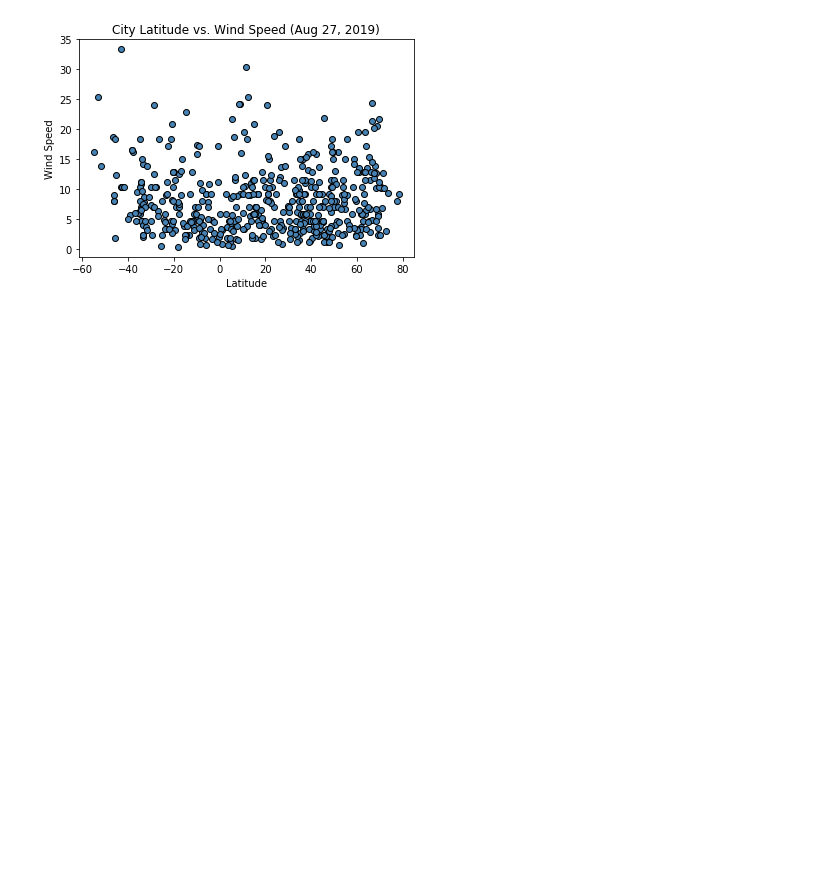
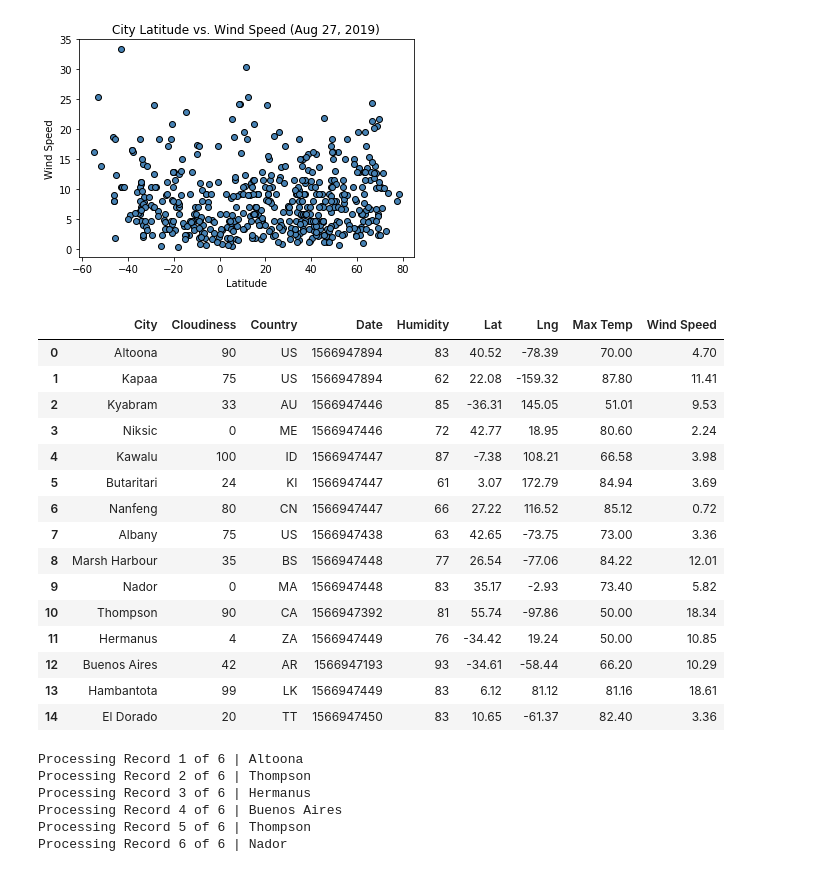
Before and after one commit to LBBL96/python-api-challenge, a Jupyter notebook: WeatherPy/WeatherPy.ipynb, the cells around one changed output. Drawn from its saved outputs; the diff is of its cells as text; code cells hidden in the pictures; blank space fills up the shorter version.

```diff
--- a/WeatherPy/WeatherPy.ipynb
+++ b/WeatherPy/WeatherPy.ipynb
@@ -213,3 +206,63 @@ plt.savefig("Wind Speed.jpeg")
 plt.show()
 # %% [output]
 [figure]
+# %%
+file = pd.read_csv("cities.csv")
+df = pd.DataFrame(file)
+df.head(15)
+# %% [output]
+|  | City | Cloudiness | Country | Date | Humidity | Lat | Lng | Max Temp | Wind Speed |
+| 0 | Altoona | 90 | US | 1566947894 | 83 | 40.52 | -78.39 | 70.00 | 4.70 |
+| 1 | Kapaa | 75 | US | 1566947894 | 62 | 22.08 | -159.32 | 87.80 | 11.41 |
+| 2 | Kyabram | 33 | AU | 1566947446 | 85 | -36.31 | 145.05 | 51.01 | 9.53 |
+| 3 | Niksic | 0 | ME | 1566947446 | 72 | 42.77 | 18.95 | 80.60 | 2.24 |
+| 4 | Kawalu | 100 | ID | 1566947447 | 87 | -7.38 | 108.21 | 66.58 | 3.98 |
+| 5 | Butaritari | 24 | KI | 1566947447 | 61 | 3.07 | 172.79 | 84.94 | 3.69 |
+| 6 | Nanfeng | 80 | CN | 1566947447 | 66 | 27.22 | 116.52 | 85.12 | 0.72 |
+| 7 | Albany | 75 | US | 1566947438 | 63 | 42.65 | -73.75 | 73.00 | 3.36 |
+| 8 | Marsh Harbour | 35 | BS | 1566947448 | 77 | 26.54 | -77.06 | 84.22 | 12.01 |
+| 9 | Nador | 0 | MA | 1566947448 | 83 | 35.17 | -2.93 | 73.40 | 5.82 |
+| 10 | Thompson | 90 | CA | 1566947392 | 81 | 55.74 | -97.86 | 50.00 | 18.34 |
+| 11 | Hermanus | 4 | ZA | 1566947449 | 76 | -34.42 | 19.24 | 50.00 | 10.85 |
+| 12 | Buenos Aires | 42 | AR | 1566947193 | 93 | -34.61 | -58.44 | 66.20 | 10.29 |
+| 13 | Hambantota | 99 | LK | 1566947449 | 83 | 6.12 | 81.12 | 81.16 | 18.61 |
+| 14 | El Dorado | 20 | TT | 1566947450 | 83 | 10.65 | -61.37 | 82.40 | 3.36 |
+# %%
+towns = ["Altoona", "Thompson", "Hermanus", "Buenos Aires", "Thompson", "Nador"]
+weather_data = []
+number = 0
+total = len(towns)
+
+for town in towns:
+    params = {"q": town, "appid": api_key, "units": "imperial"}
+    response = requests.get(base_url, params = params)
+    data = response.json()
+    try:
+        weather_data.append({
+            "City": data["name"],
+            "Cloudiness": data["clouds"]["all"],
+            "Country": data["sys"]["country"],
+            "Date": data["dt"],
+            "Humidity": data["main"]["humidity"],
+            "Lat": data["coord"]["lat"],
+            "Lng": data["coord"]["lon"],
+            "Max Temp": data["main"]["temp_max"],
+            "Wind Speed": data["wind"]["speed"]
+        })
+        number += 1
+
+        print(f"Processing Record {number} of {len(towns)} | {town}")
+
+    except (KeyError):
+        print("City not found. Skipping...")
+        total = total - 1
+
+
+        continue
+# %% [output]
+Processing Record 1 of 6 | Altoona
+Processing Record 2 of 6 | Thompson
+Processing Record 3 of 6 | Hermanus
+Processing Record 4 of 6 | Buenos Aires
+Processing Record 5 of 6 | Thompson
+Processing Record 6 of 6 | Nador
```
Also changed, not shown: parts of 3 cells of this notebook, 1 other file.
